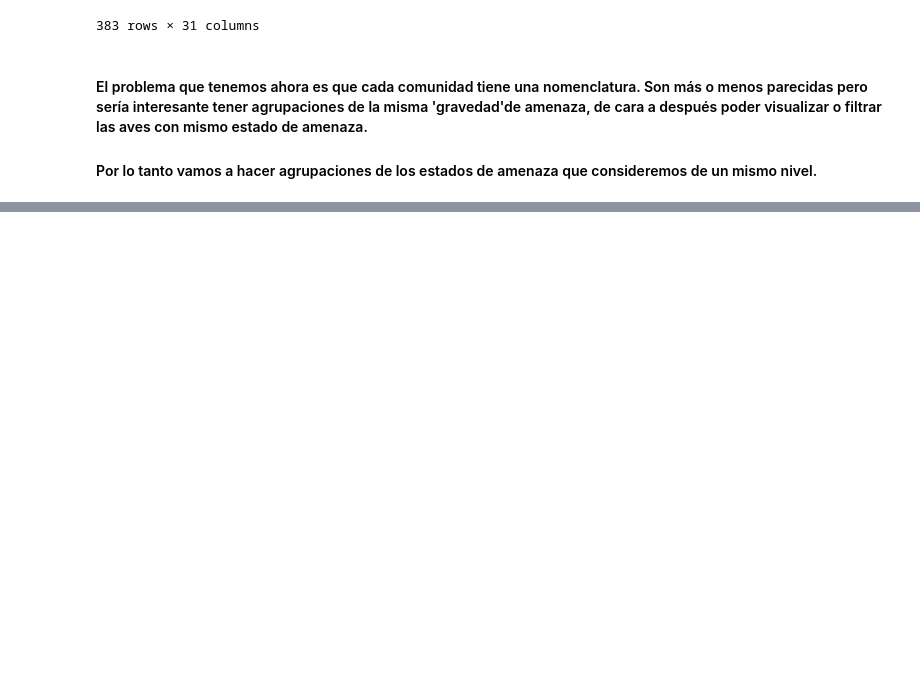
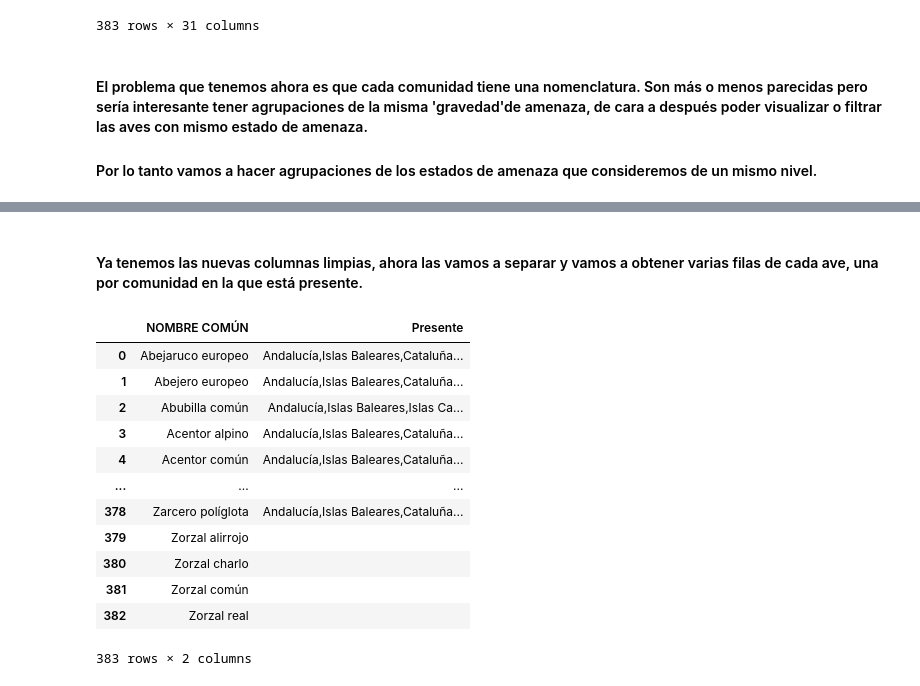
Before and after one commit to Factoria-F5-AI-Bootcamp-1-Edicion/Tracking_Aves, a Jupyter notebook: EDAb.ipynb, the cells around one changed output, grey strips where cells are left out. Saved outputs shown, nothing was run; the diff lists cells and outputs as text; code cells hidden in the pictures; blank space fills up the shorter version.

```diff
--- a/EDAb.ipynb
+++ b/EDAb.ipynb
@@ -823,0 +1069,20 @@ Acentor común
+# %% [markdown]
+#### Ya tenemos las nuevas columnas limpias, ahora las vamos a separar y vamos a obtener varias filas de cada ave, una por comunidad en la que está presente.
+# %%
+# Creamos un dataframe solo con las columnas NOMBRE COMUN y Presente.
+ubi = df_final[['NOMBRE COMÚN', 'Presente']]
+ubi
+# %% [output]
+|  | NOMBRE COMÚN | Presente |
+| 0 | Abejaruco europeo | Andalucía,Islas Baleares,Cataluña... |
+| 1 | Abejero europeo | Andalucía,Islas Baleares,Cataluña... |
+| 2 | Abubilla común | Andalucía,Islas Baleares,Islas Ca... |
+| 3 | Acentor alpino | Andalucía,Islas Baleares,Cataluña... |
+| 4 | Acentor común | Andalucía,Islas Baleares,Cataluña... |
+| ... | ... | ... |
+| 378 | Zarcero políglota | Andalucía,Islas Baleares,Cataluña... |
+| 379 | Zorzal alirrojo |  |
+| 380 | Zorzal charlo |  |
+| 381 | Zorzal común |  |
+| 382 | Zorzal real |  |
+383 rows × 2 columns
```
Also changed, not shown: parts of 17 cells of this notebook.
